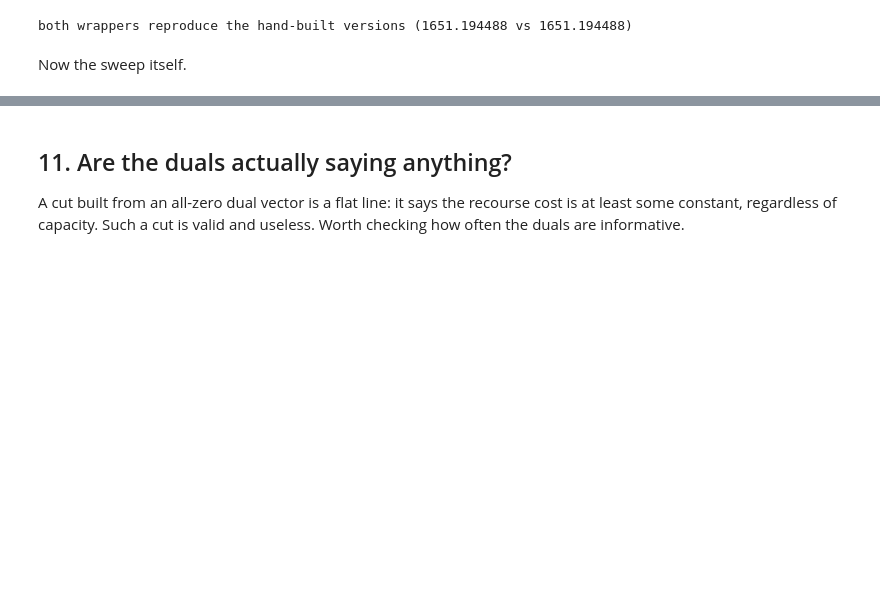
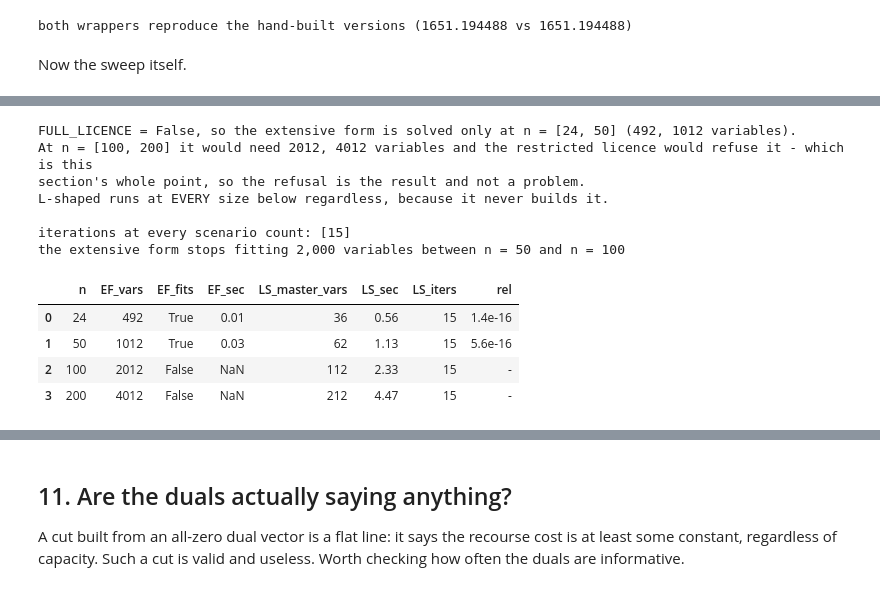
Before and after one commit to sear-labs/advopt-lithiumsc, a Jupyter notebook: notebooks/02b_benders.ipynb, the cells around one changed output, grey strips where cells are left out. Drawn from its saved outputs; the diff is of its cells as text; code cells hidden in the pictures; blank space fills up the shorter version.

```diff
--- a/notebooks/02b_benders.ipynb
+++ b/notebooks/02b_benders.ipynb
@@ -809 +768,72 @@ the extensive form stops fitting ~2,000 variables between n = 50 and n = 100
+# %%
+FULL_LICENCE = False   # True only if you have an academic or commercial licence
+
+# Four sizes spanning the licence boundary: 99 scenarios fit the restricted
+# ~2,000-variable cap and 100 do not, so 100 and 200 are the interesting ones.
+SCALE_N = [24, 50, 100, 200]
+LICENCE_CAP = 2000
+
+# The size argument needs no solver: the extensive form is 12 first-stage
+# variables plus 20 per scenario, exactly. So it is stated at every n. Only the
+# TIMING comparison needs the monolithic model actually built, and on the free
+# licence the last two would raise rather than run.
+EF_VARS = {n: 2 * len(NODES) + 20 * n for n in SCALE_N}
+EF_RUNNABLE = [n for n in SCALE_N if FULL_LICENCE or EF_VARS[n] <= LICENCE_CAP]
+if not FULL_LICENCE:
+    print(f"FULL_LICENCE = False, so the extensive form is solved only at "
+          f"n = {EF_RUNNABLE} ({', '.join(str(EF_VARS[n]) for n in EF_RUNNABLE)} "
+          f"variables).")
+    print(f"At n = {[n for n in SCALE_N if n not in EF_RUNNABLE]} it would need "
+          f"{', '.join(str(EF_VARS[n]) for n in SCALE_N if n not in EF_RUNNABLE)}"
+          f" variables and the restricted licence would refuse it - which is this")
+    print("section's whole point, so the refusal is the result and not a problem.")
+    print("L-shaped runs at EVERY size below regardless, because it never builds it.\n")
+
+rows = []
+for n in SCALE_N:
+    sc_n = tree(n)
+    ef_sec = ef_obj = None
+    if n in EF_RUNNABLE:
+        m_n = build_ef(sc_n)
+        t0 = time.time()
+        m_n.optimize()
+        ef_sec, ef_obj = round(time.time() - t0, 2), m_n.ObjVal
+        assert m_n.NumVars == EF_VARS[n], "the variable-count arithmetic is wrong"
+
+    t0 = time.time()
+    r_n = lshaped(sc_n, max_iter=200, verbose=False)
+    t_ls = time.time() - t0
+
+    rows.append(dict(n=n, EF_vars=EF_VARS[n], EF_fits=EF_VARS[n] <= LICENCE_CAP,
+                     EF_sec=ef_sec, LS_master_vars=r_n["master"].NumVars,
+                     LS_sec=round(t_ls, 2), LS_iters=r_n["iters"],
+                     rel=(f"{abs(r_n['value'] - ef_obj) / abs(ef_obj):.1e}"
+                          if ef_obj is not None else "-")))
+scale = pd.DataFrame(rows)
+
+ran = scale.dropna(subset=["EF_sec"])
+assert (ran.LS_sec > ran.EF_sec).all(), (
+    "L-shaped came out faster somewhere; this notebook's framing says it does "
+    "not, so the prose would need rewriting rather than the assertion relaxing")
+assert scale.LS_iters.nunique() == 1, \
+    "the iteration count moved with n; section 10's claim depends on it not doing so"
+assert (~scale.EF_fits).any(), \
+    "every size fits the licence cap, so this section has nothing to demonstrate"
+print(f"iterations at every scenario count: {sorted(set(scale.LS_iters))}")
+print(f"the extensive form stops fitting {LICENCE_CAP:,} variables between "
+      f"n = {scale[scale.EF_fits].n.max()} and n = {scale[~scale.EF_fits].n.min()}")
+scale
+# %% [output]
+FULL_LICENCE = False, so the extensive form is solved only at n = [24, 50] (492, 1012 variables).
+At n = [100, 200] it would need 2012, 4012 variables and the restricted licence would refuse it - which is this
+section's whole point, so the refusal is the result and not a problem.
+L-shaped runs at EVERY size below regardless, because it never builds it.
+
+iterations at every scenario count: [15]
+the extensive form stops fitting 2,000 variables between n = 50 and n = 100
+|  | n | EF_vars | EF_fits | EF_sec | LS_master_vars | LS_sec | LS_iters | rel |
+| 0 | 24 | 492 | True | 0.01 | 36 | 0.56 | 15 | 1.4e-16 |
+| 1 | 50 | 1012 | True | 0.03 | 62 | 1.13 | 15 | 5.6e-16 |
+| 2 | 100 | 2012 | False | NaN | 112 | 2.33 | 15 | - |
+| 3 | 200 | 4012 | False | NaN | 212 | 4.47 | 15 | - |
 # %% [markdown]
```
Also changed, not shown: parts of 4 cells of this notebook, 1 other file.
